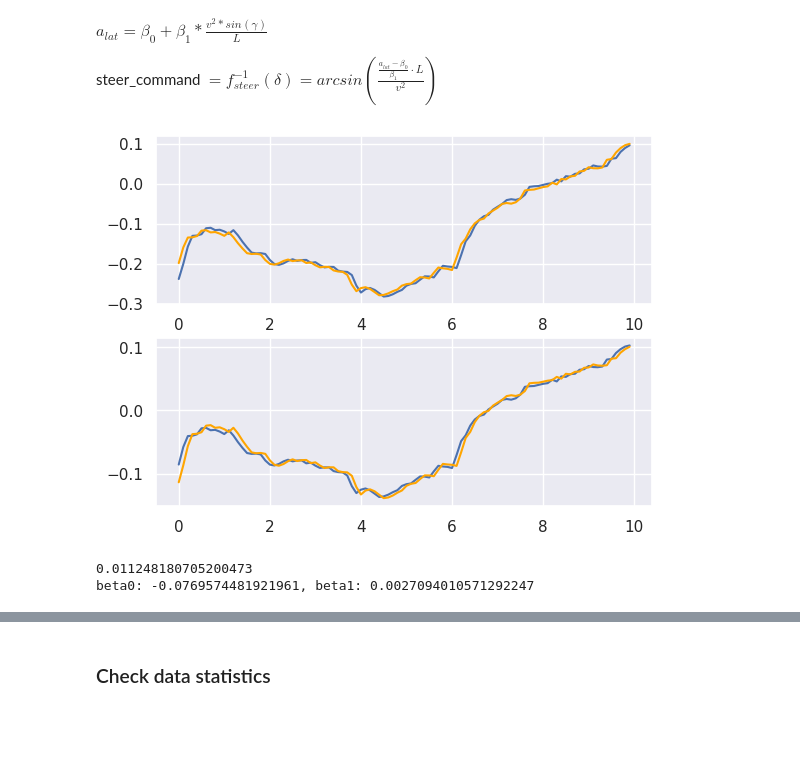
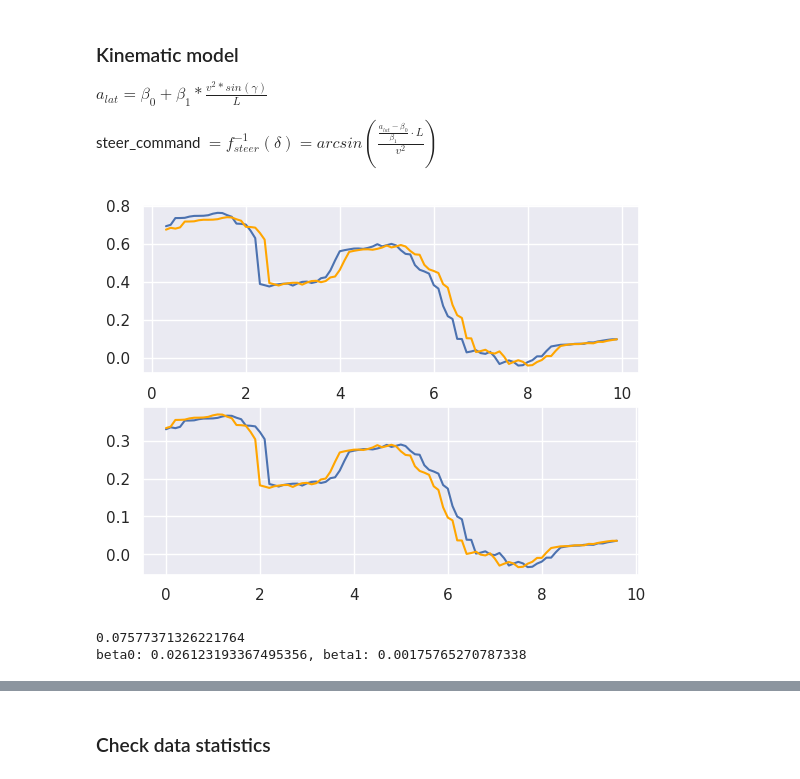
Before and after one commit to commaai/controls_challenge, a Jupyter notebook: feedfoward.ipynb, the cells around one changed output, grey strips where cells are left out. Drawn from its saved outputs; the diff is of its cells as text; code cells hidden in the pictures; blank space fills up the shorter version.

```diff
--- a/feedfoward.ipynb
+++ b/feedfoward.ipynb
@@ -13,0 +180,13 @@ sns.set_theme()
+# %%
+datafile = "data/GENESIS_G80_2017/00000.csv"
+length = 600
+df = pd.read_csv(datafile)
+df = df[(df['latActive'])&(~df['steeringPressed'])]
+t = df["t"].to_numpy()[:length]
+vEgo = df["vEgo"].to_numpy()[:length]
+aEgo = df["aEgo"].to_numpy()[:length]
+roll_la = np.sin(df["roll"].to_numpy()[:length]) * ACC_G
+la_steerAngle = df["latAccelSteeringAngle"].to_numpy()[:length]
+la_localizer = df["latAccelLocalizer"].to_numpy()[:length]
+steerCommands = df["steeringAngleDeg"].to_numpy()[:length] * np.pi / 180
+target_la = la_steerAngle
@@ -13,0 +204,21 @@ sns.set_theme()
+# %%
+length=100
+corr = signal.correlate(steer_la - steer_la.mean(), steerCommands - steerCommands.mean())
+lags = signal.correlation_lags(length, length)
+lag = lags[np.argmax(corr)]
+lag = 1
+
+B = -steerCommands[:length-lag]
+# A = np.vstack([target_la[lag:]-roll_la[lag:], vEgo[lag:]]).T
+A = np.vstack([target_la[lag:] - roll_la[lag:], target_la[lag:] / vEgo[lag:] ** 2]).T
+x = np.linalg.lstsq(A, B, rcond=None)[0]
+
+steer_angle = A @ -x
+
+fig, ax = plt.subplots(1)
+ax.plot(t[lag:], steerCommands[:length-lag])
+ax.plot(t[lag:], steer_angle, color='orange')
+plt.show()
+print(np.sum((steer_angle - steerCommands[:length-lag])**2))
+print(x)
+print(lag)
@@ -14,4 +230,5 @@ sns.set_theme()
 # %% [markdown]
+### Kinematic model
 $a_{lat} = \beta_0 + \beta_1 * \frac{v^2 * sin(\gamma)}{L}$
 
 steer_command $ = f_{steer}^{-1}(\delta) = arcsin(\frac{\frac{a_{lat} - \beta_0}{\beta_1}\cdot L}{v^2})$
@@ -29,31 +235,36 @@ steer_la = target_la - roll_la
 # %%
 L = 1
 steerAngle = lambda x: x
 
-lag = 0
+corr = signal.correlate(steer_la - steer_la.mean(), steerCommands - steerCommands.mean())
+lags = signal.correlation_lags(100, 100)
+lag = lags[np.argmax(corr)]
+lag = 1
+
+
 pred_la = vEgo[lag:] ** 2 * np.sin(steerAngle(steerCommands[:100-lag])) / L
 
 beta1 = np.sum((pred_la - pred_la.mean()) * (steer_la[lag:] - steer_la[lag:].mean())) / np.sum((pred_la - pred_la.mean()) ** 2)
 beta0 = steer_la.mean() - beta1 * pred_la.mean()
 
 # beta1 = 0.002257592851869056
 # beta0 = -0.04918295333364523
 
 pred_la = beta0 + beta1 * pred_la
-pred_steer = np.arcsin((steer_la[lag:] - beta0) / beta1 / vEgo[lag:] ** 2)
+pred_steer = (steer_la[lag:] - beta0) / beta1 / vEgo[lag:] ** 2
 fig, ax = plt.subplots(2)
 ax[0].plot(t[lag:], steer_la[lag:])
 ax[0].plot(t[lag:], pred_la, color='orange')
 ax[1].plot(t[:100-lag], steerCommands[:100-lag])
 ax[1].plot(t[:100-lag], pred_steer, color='orange')
 plt.show()
 
-print(np.sum((pred_la - steer_la[lag:])**2))
+print(np.sum((pred_steer - steerCommands[:100-lag])**2))
 print(f'beta0: {beta0}, beta1: {beta1}')
 # %% [output]
-[figure, old version]
+[figure, new version]
-0.011248180705200473
-beta0: -0.0769574481921961, beta1: 0.0027094010571292247
+0.07577371326221764
+beta0: 0.026123193367495356, beta1: 0.00175765270787338
 # %%
 corr = signal.correlate(steer_la - steer_la.mean(), steerCommands - steerCommands.mean())
 lags = signal.correlation_lags(100, 100)
```
Also changed, not shown: parts of 18 cells of this notebook, 7 other files.
